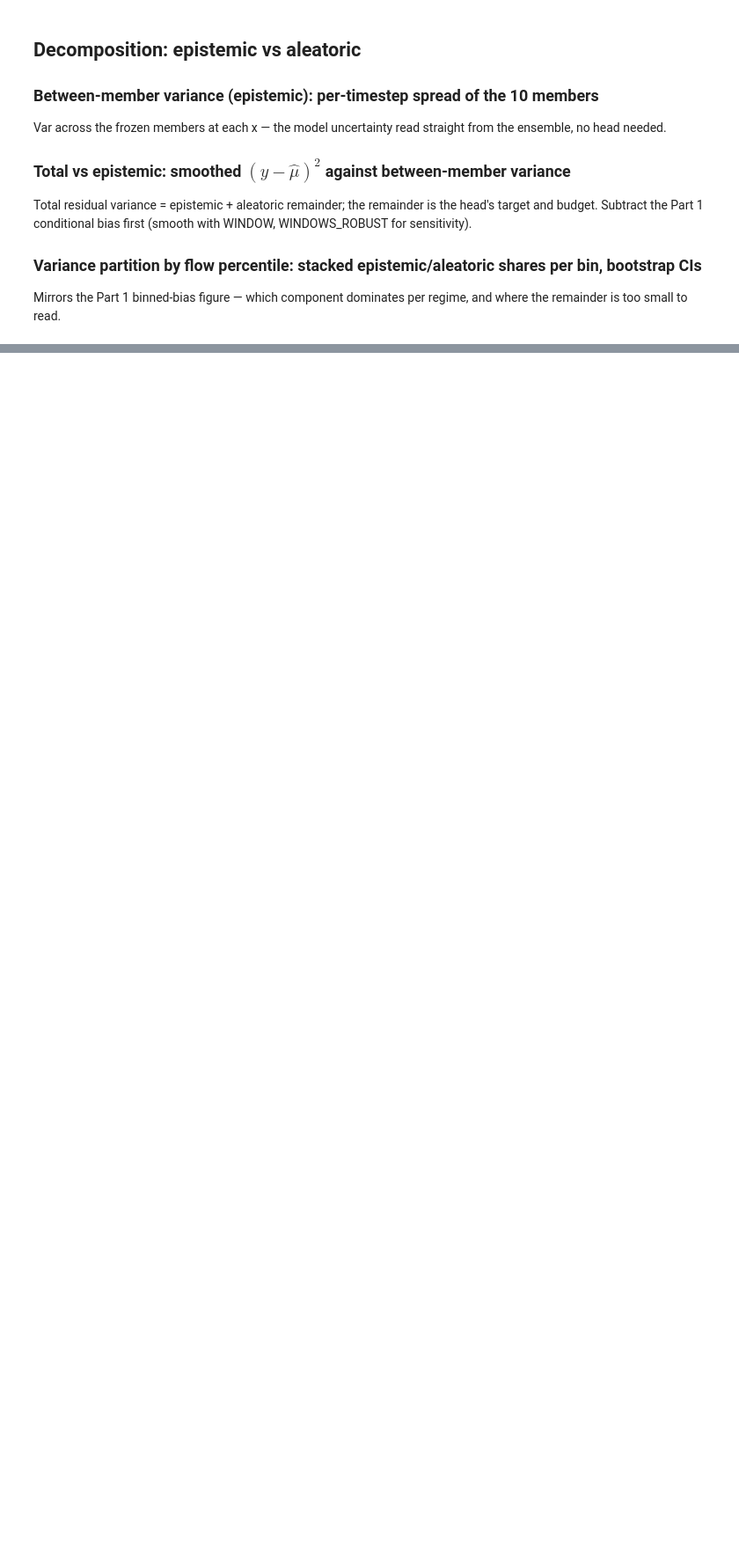
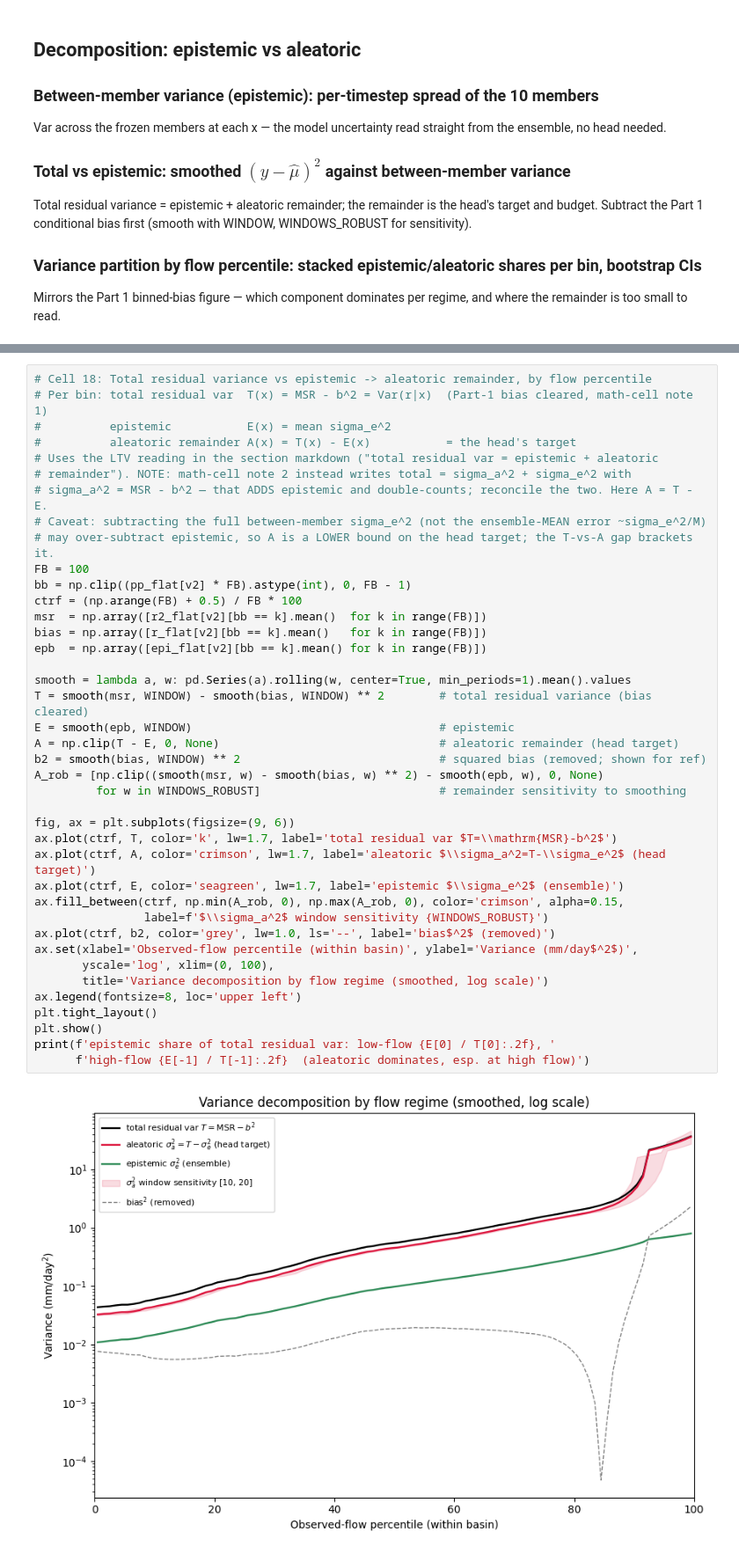
Before and after one commit to TWilson05/EA-LSTM-Streamflow, a Jupyter notebook: notebooks/EXP5_MVE_Analysis.ipynb, the cells around one changed output, grey strips where cells are left out. Shown at 88% size. Drawn from its saved outputs; the diff is of its cells as text; blank space fills up the shorter version.

```diff
--- a/notebooks/EXP5_MVE_Analysis.ipynb
+++ b/notebooks/EXP5_MVE_Analysis.ipynb
@@ -581,0 +663,42 @@ Mirrors the Part 1 binned-bias figure — which component dominates per regime,
+# %%
+# Cell 18: Total residual variance vs epistemic -> aleatoric remainder, by flow percentile
+# Per bin: total residual var  T(x) = MSR - b^2 = Var(r|x)  (Part-1 bias cleared, math-cell note 1)
+#          epistemic           E(x) = mean sigma_e^2
+#          aleatoric remainder A(x) = T(x) - E(x)           = the head's target
+# Uses the LTV reading in the section markdown ("total residual var = epistemic + aleatoric
+# remainder"). NOTE: math-cell note 2 instead writes total = sigma_a^2 + sigma_e^2 with
+# sigma_a^2 = MSR - b^2 — that ADDS epistemic and double-counts; reconcile the two. Here A = T - E.
+# Caveat: subtracting the full between-member sigma_e^2 (not the ensemble-MEAN error ~sigma_e^2/M)
+# may over-subtract epistemic, so A is a LOWER bound on the head target; the T-vs-A gap brackets it.
+FB = 100
+bb = np.clip((pp_flat[v2] * FB).astype(int), 0, FB - 1)
+ctrf = (np.arange(FB) + 0.5) / FB * 100
+msr  = np.array([r2_flat[v2][bb == k].mean()  for k in range(FB)])
+bias = np.array([r_flat[v2][bb == k].mean()   for k in range(FB)])
+epb  = np.array([epi_flat[v2][bb == k].mean() for k in range(FB)])
+
+smooth = lambda a, w: pd.Series(a).rolling(w, center=True, min_periods=1).mean().values
+T = smooth(msr, WINDOW) - smooth(bias, WINDOW) ** 2        # total residual variance (bias cleared)
+E = smooth(epb, WINDOW)                                    # epistemic
+A = np.clip(T - E, 0, None)                                # aleatoric remainder (head target)
+b2 = smooth(bias, WINDOW) ** 2                             # squared bias (removed; shown for ref)
+A_rob = [np.clip((smooth(msr, w) - smooth(bias, w) ** 2) - smooth(epb, w), 0, None)
+         for w in WINDOWS_ROBUST]                          # remainder sensitivity to smoothing
+
+fig, ax = plt.subplots(figsize=(9, 6))
+ax.plot(ctrf, T, color='k', lw=1.7, label='total residual var $T=\\mathrm{MSR}-b^2$')
+ax.plot(ctrf, A, color='crimson', lw=1.7, label='aleatoric $\\sigma_a^2=T-\\sigma_e^2$ (head target)')
+ax.plot(ctrf, E, color='seagreen', lw=1.7, label='epistemic $\\sigma_e^2$ (ensemble)')
+ax.fill_between(ctrf, np.min(A_rob, 0), np.max(A_rob, 0), color='crimson', alpha=0.15,
+                label=f'$\\sigma_a^2$ window sensitivity {WINDOWS_ROBUST}')
+ax.plot(ctrf, b2, color='grey', lw=1.0, ls='--', label='bias$^2$ (removed)')
+ax.set(xlabel='Observed-flow percentile (within basin)', ylabel='Variance (mm/day$^2$)',
+       yscale='log', xlim=(0, 100),
+       title='Variance decomposition by flow regime (smoothed, log scale)')
+ax.legend(fontsize=8, loc='upper left')
+plt.tight_layout()
+plt.show()
+print(f'epistemic share of total residual var: low-flow {E[0] / T[0]:.2f}, '
+      f'high-flow {E[-1] / T[-1]:.2f}  (aleatoric dominates, esp. at high flow)')
+# %% [output]
+[figure, added]
```
Also changed, not shown: parts of 5 cells of this notebook.
